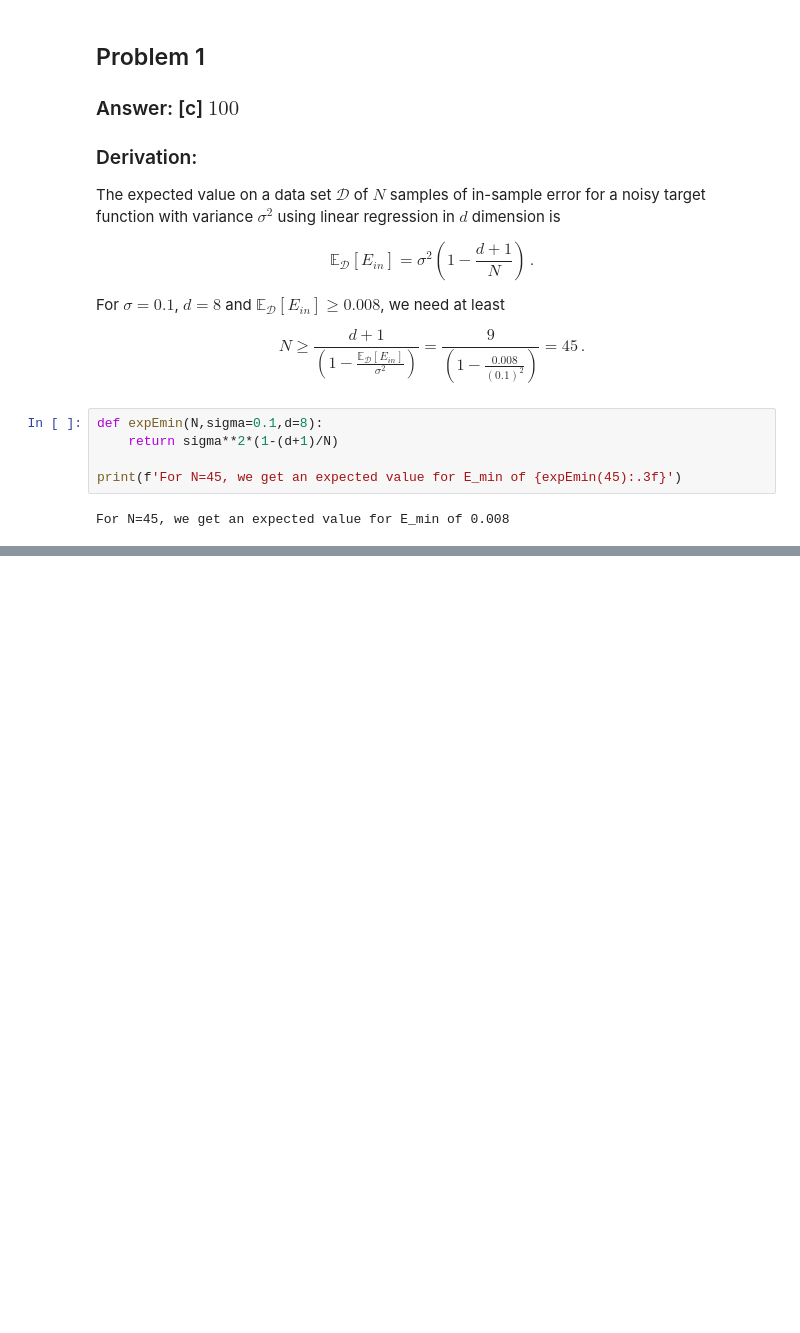
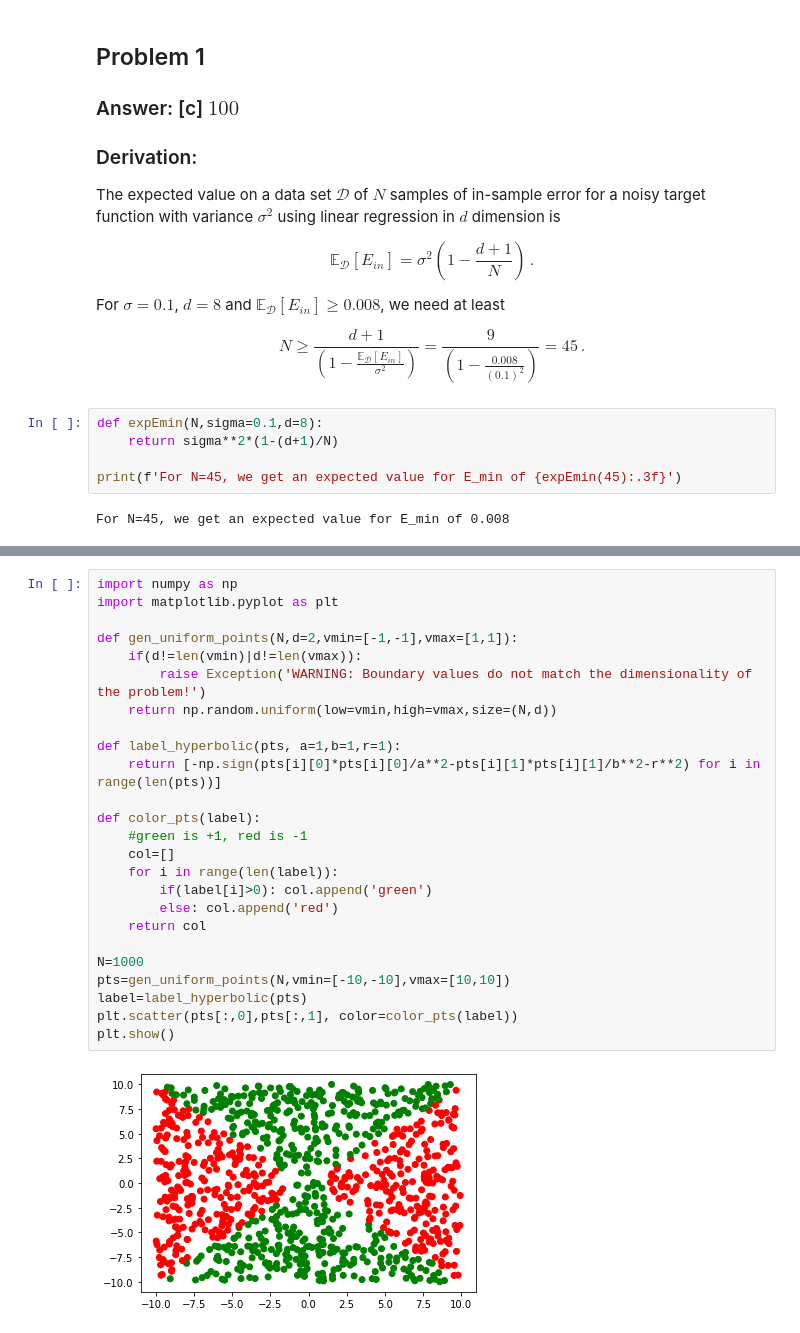
Before and after one commit to spatrone/CS-156A-Caltech, a Jupyter notebook: Pset 5/Pset_5.ipynb, the cells around one changed output, grey strips where cells are left out. Drawn from its saved outputs; the diff is of its cells as text; blank space fills up the shorter version.

```diff
--- a/Pset 5/Pset_5.ipynb
+++ b/Pset 5/Pset_5.ipynb
@@ -37,0 +65,27 @@ For N=45, we get an expected value for E_min of 0.008
+# %%
+import numpy as np
+import matplotlib.pyplot as plt
+
+def gen_uniform_points(N,d=2,vmin=[-1,-1],vmax=[1,1]):
+    if(d!=len(vmin)|d!=len(vmax)):
+        raise Exception('WARNING: Boundary values do not match the dimensionality of the problem!')
+    return np.random.uniform(low=vmin,high=vmax,size=(N,d))
+
+def label_hyperbolic(pts, a=1,b=1,r=1):
+    return [-np.sign(pts[i][0]*pts[i][0]/a**2-pts[i][1]*pts[i][1]/b**2-r**2) for i in range(len(pts))]
+
+def color_pts(label):
+    #green is +1, red is -1
+    col=[]
+    for i in range(len(label)):
+        if(label[i]>0): col.append('green')
+        else: col.append('red')
+    return col
+
+N=1000
+pts=gen_uniform_points(N,vmin=[-10,-10],vmax=[10,10])
+label=label_hyperbolic(pts)
+plt.scatter(pts[:,0],pts[:,1], color=color_pts(label))
+plt.show()
+# %% [output]
+[figure, added]
```
Also changed, not shown: parts of 4 cells of this notebook, 1 other file.
